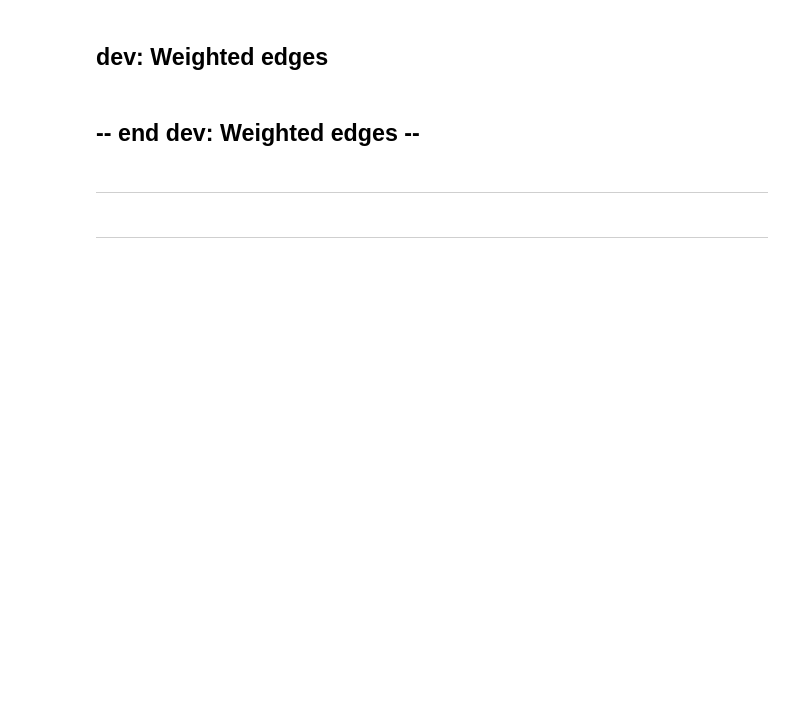
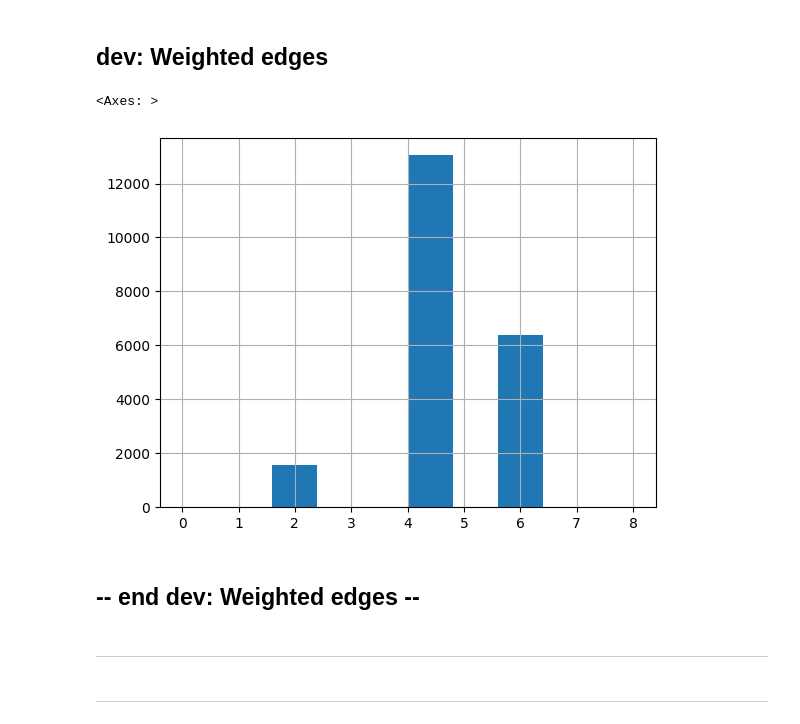
Before and after one commit to serendipity-searcher/web_backend, a Jupyter notebook: dev/dev_20260506.ipynb, the cells around one changed output. Cells and saved outputs as stored; diff of their text form; code cells hidden in the pictures; blank space fills up the shorter version.

```diff
--- a/dev/dev_20260506.ipynb
+++ b/dev/dev_20260506.ipynb
@@ -81,15 +83,24 @@ cooc_counts = pd.Series(Counter(cat_cat_links))
 max_count = cooc_counts.max()
 
 def f(c):
-    return max_count/c
+    return (max_count/c)**20
 
 
 weights = f(cooc_counts)
 
 nx.set_edge_attributes(G, weights.to_dict(), name="inverse_cooccurrence_count")
+# %%
+rand_weights = {e: np.random.random()*100 for e in G.edges}
+
+nx.set_edge_attributes(G, rand_weights, name="rand_weights")
 # %%
 r = df.sample(1).iloc[0]
-nx.shortest_path_length(G, source=r.name, target=None, weight="inverse_cooccurrence_count")
+lens = nx.shortest_path_length(G, source=r.name, target=None, weight="inverse_cooccurrence_count")
+
+pd.Series({o: lens[o] for o in df.index if o in lens}).hist()
+# %% [output]
+<Axes: >
+[figure, added]
 # %%
 cooc_counts.value_counts()#.sort_index()#.value_counts()
 
```
Also changed, not shown: parts of 2 cells of this notebook, 10 other files.
